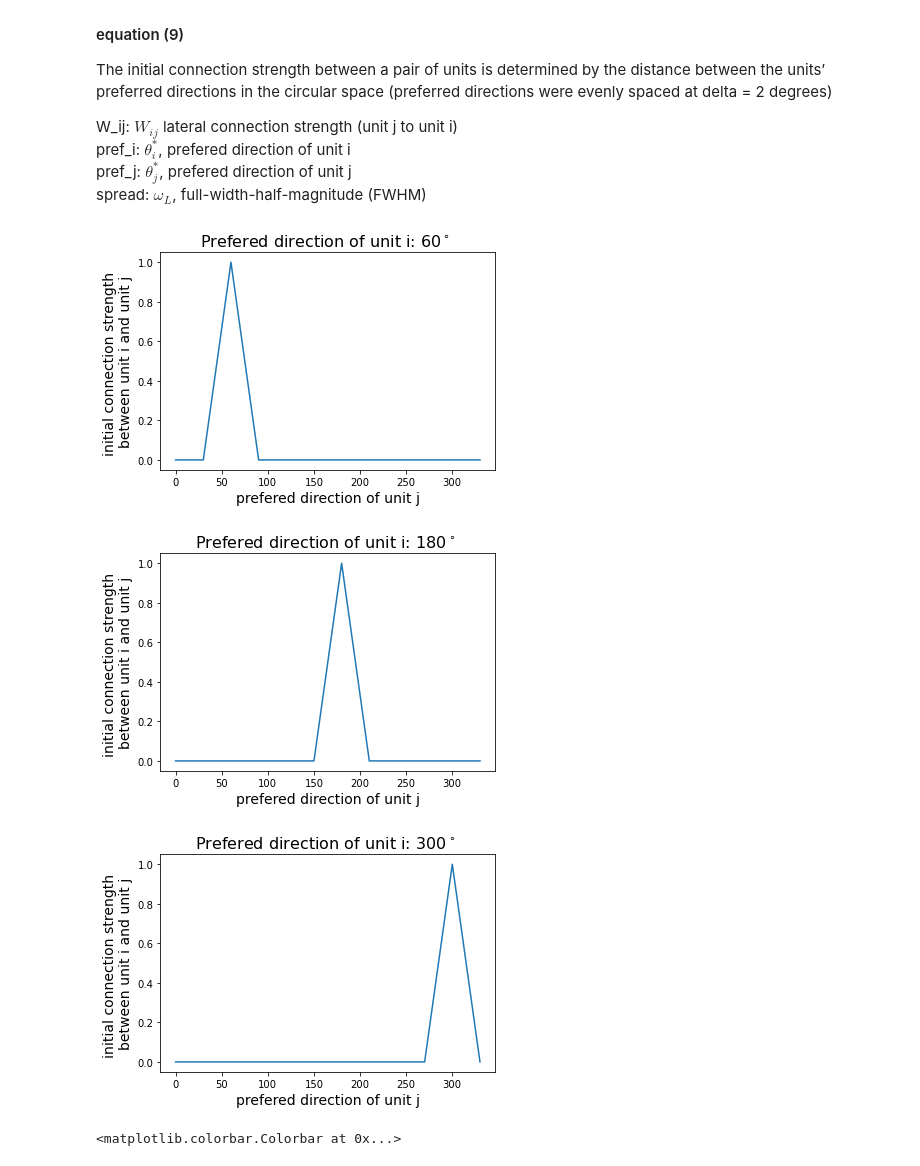
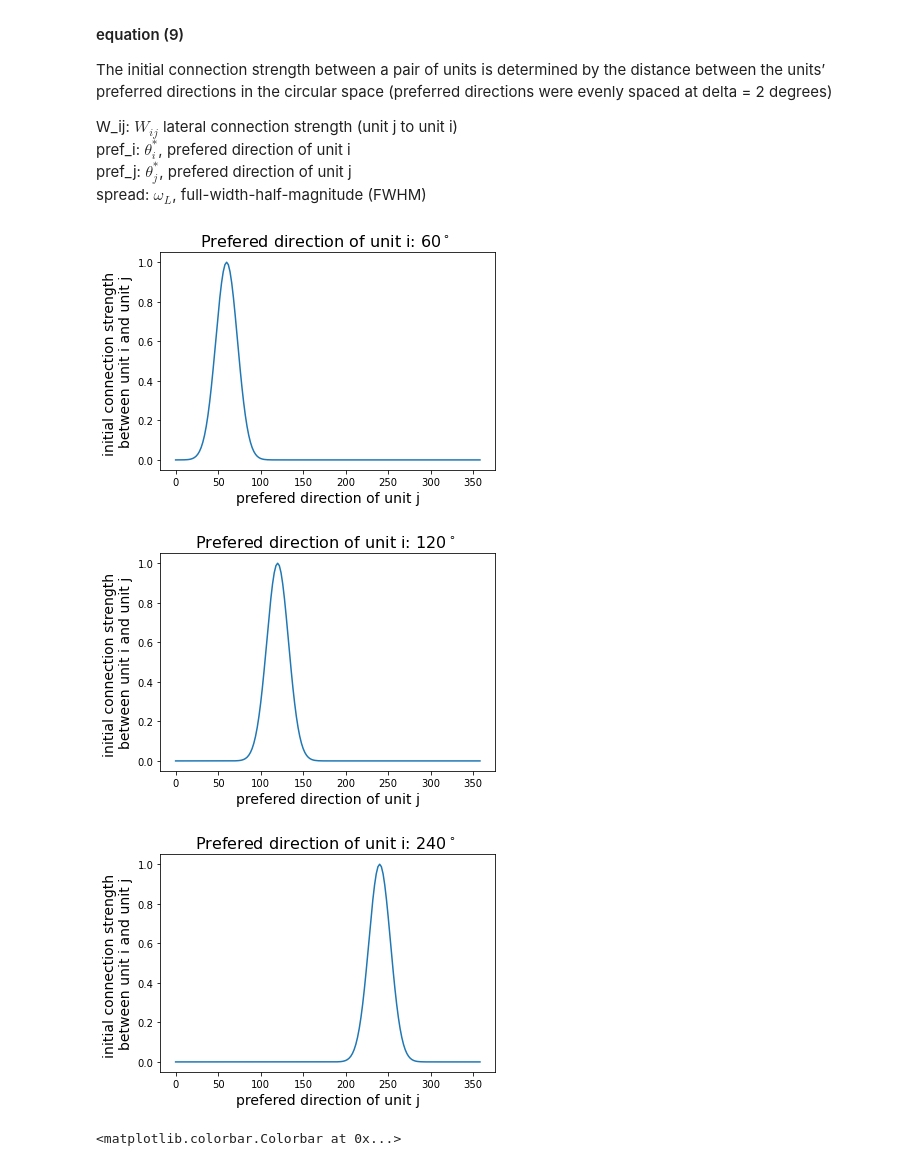
Before and after one commit to mwprestonjr/verstynen_2011_rpl, a Jupyter notebook: notebooks/verstynen_2011.ipynb, the cells around one changed output. Cells and saved outputs as stored; diff of their text form; code cells hidden in the pictures.

```diff
--- a/notebooks/verstynen_2011.ipynb
+++ b/notebooks/verstynen_2011.ipynb
@@ -73,28 +72,27 @@ def connection_strength(pref_i, pref_j, spread=30):
 # %%
 # Plot activation profile for and example unit
 
-def plot_connection_strength_profile(pref_i, spread=2):
+def plot_connection_strength_profile(pref_i, spread=30):
     # calculate connection
-    pref_j = np.arange(0,360,30)
-    N = len(target)
-    W_ij = np.zeros(N)
+    pref_j = np.arange(0,360,2)
+    W_ij = np.zeros(len(pref_j))
 
-    for j in range(N):
+    for j in range(len(pref_j)):
         W_ij[j] = connection_strength(pref_i, pref_j[j], spread)
 
     # plot input activation
     ax, fig = plt.subplots()
     plt.plot(pref_j, W_ij)
     plt.xlabel('prefered direction of unit j', fontsize=14)
     plt.ylabel('initial connection strength \nbetween unit i and unit j', fontsize=14)
     plt.title('Prefered direction of unit i: %d$^\circ$ ' %pref_i, fontsize=16)
 
-for pref_i in[60, 180, 300]:
-    plot_connection_strength_profile(pref_i, spread=10)
+for pref_i in[60, 120, 240]:
+    plot_connection_strength_profile(pref_i, spread=30)
 # %% [output]
-[figure, old version]
+[figure, new version]
-[figure, old version]
+[figure, new version]
-[figure, old version]
+[figure, new version]
 # %%
 # create and plot an example initial weight matrix
 
```
Also changed, not shown: parts of 2 cells of this notebook.
